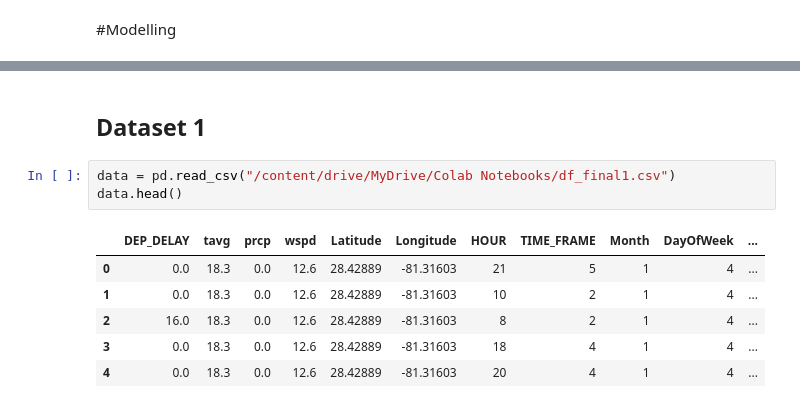
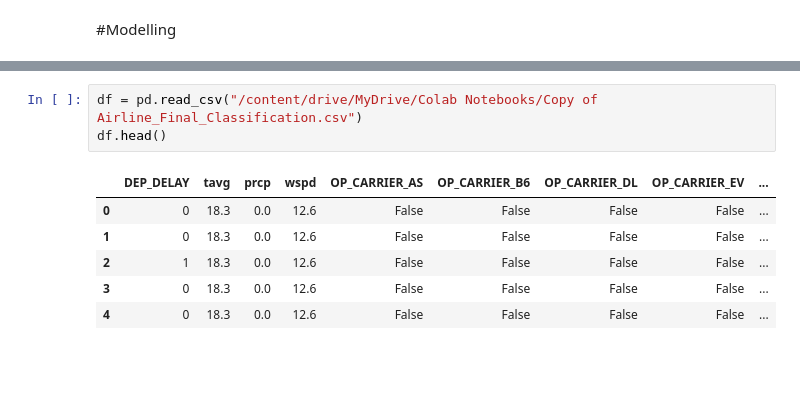
Before and after one commit to sk2003hw/Airline_Delay_and_Cancellation_Analysis, a Jupyter notebook: MATH509.ipynb, the cells around one changed output, grey strips where cells are left out. Cells and saved outputs as stored; diff of their text form; blank space fills up the shorter version.

Commit message:
Classification models (draft)

```diff
--- a/MATH509.ipynb
+++ b/MATH509.ipynb
@@ -807,12 +756,10 @@ def models(train_X, train_y, test_X, test_y):
-# %% [markdown]
-## Dataset 1
 # %%
-data = pd.read_csv("/content/drive/MyDrive/Colab Notebooks/df_final1.csv")
-data.head()
+df = pd.read_csv("/content/drive/MyDrive/Colab Notebooks/Copy of Airline_Final_Classification.csv")
+df.head()
 # %% [output]
-|  | DEP_DELAY | tavg | prcp | wspd | Latitude | Longitude | HOUR | TIME_FRAME | Month | DayOfWeek | ... |
-| 0 | 0.0 | 18.3 | 0.0 | 12.6 | 28.42889 | -81.31603 | 21 | 5 | 1 | 4 | ... |
-| 1 | 0.0 | 18.3 | 0.0 | 12.6 | 28.42889 | -81.31603 | 10 | 2 | 1 | 4 | ... |
-| 2 | 16.0 | 18.3 | 0.0 | 12.6 | 28.42889 | -81.31603 | 8 | 2 | 1 | 4 | ... |
-| 3 | 0.0 | 18.3 | 0.0 | 12.6 | 28.42889 | -81.31603 | 18 | 4 | 1 | 4 | ... |
-| 4 | 0.0 | 18.3 | 0.0 | 12.6 | 28.42889 | -81.31603 | 20 | 4 | 1 | 4 | ... |
+|  | DEP_DELAY | tavg | prcp | wspd | OP_CARRIER_AS | OP_CARRIER_B6 | OP_CARRIER_DL | OP_CARRIER_EV | ... |
+| 0 | 0 | 18.3 | 0.0 | 12.6 | False | False | False | False | ... |
+| 1 | 0 | 18.3 | 0.0 | 12.6 | False | False | False | False | ... |
+| 2 | 1 | 18.3 | 0.0 | 12.6 | False | False | False | False | ... |
+| 3 | 0 | 18.3 | 0.0 | 12.6 | False | False | False | False | ... |
+| 4 | 0 | 18.3 | 0.0 | 12.6 | False | False | False | False | ... |
```
Also changed, not shown: parts of 36 cells of this notebook.
